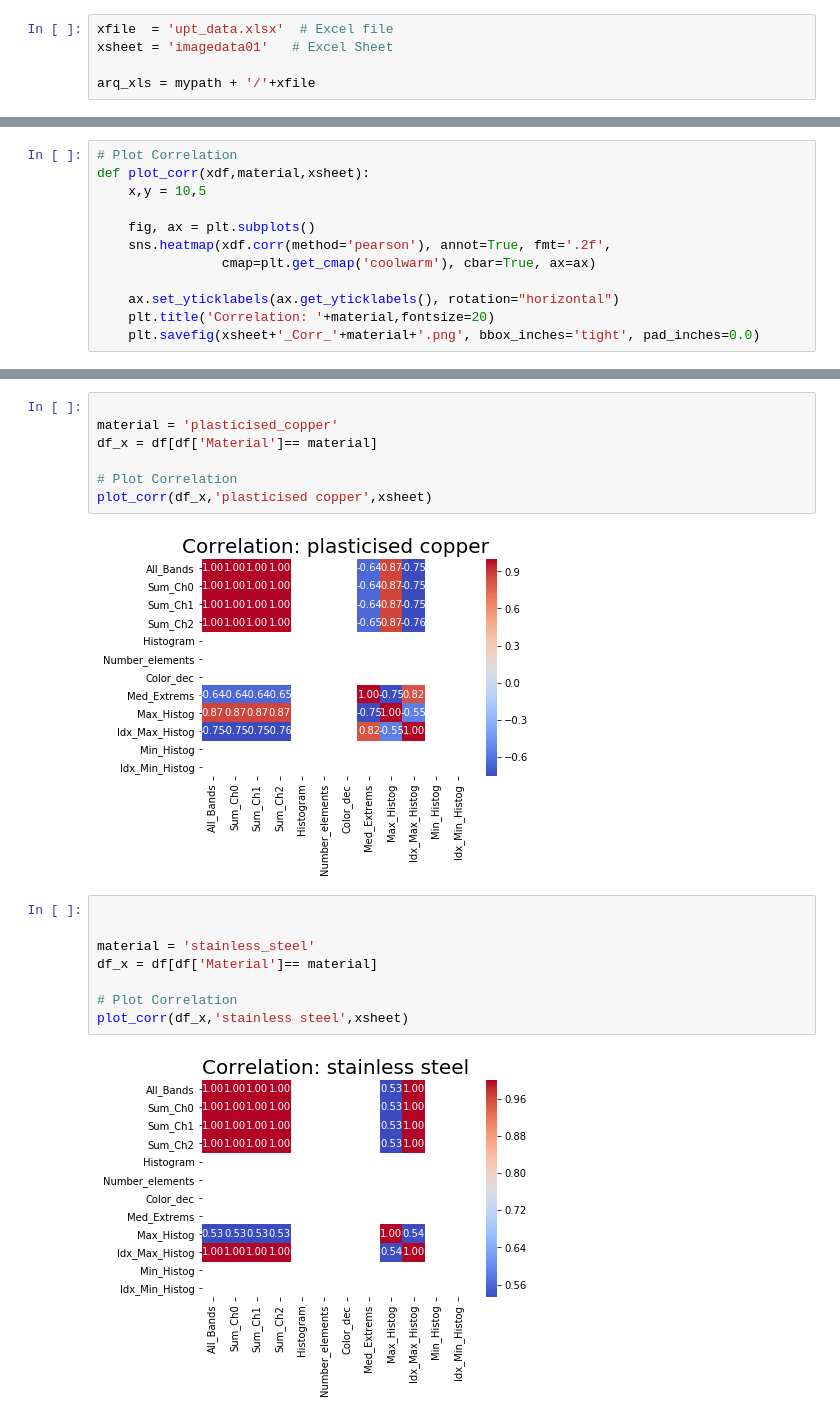
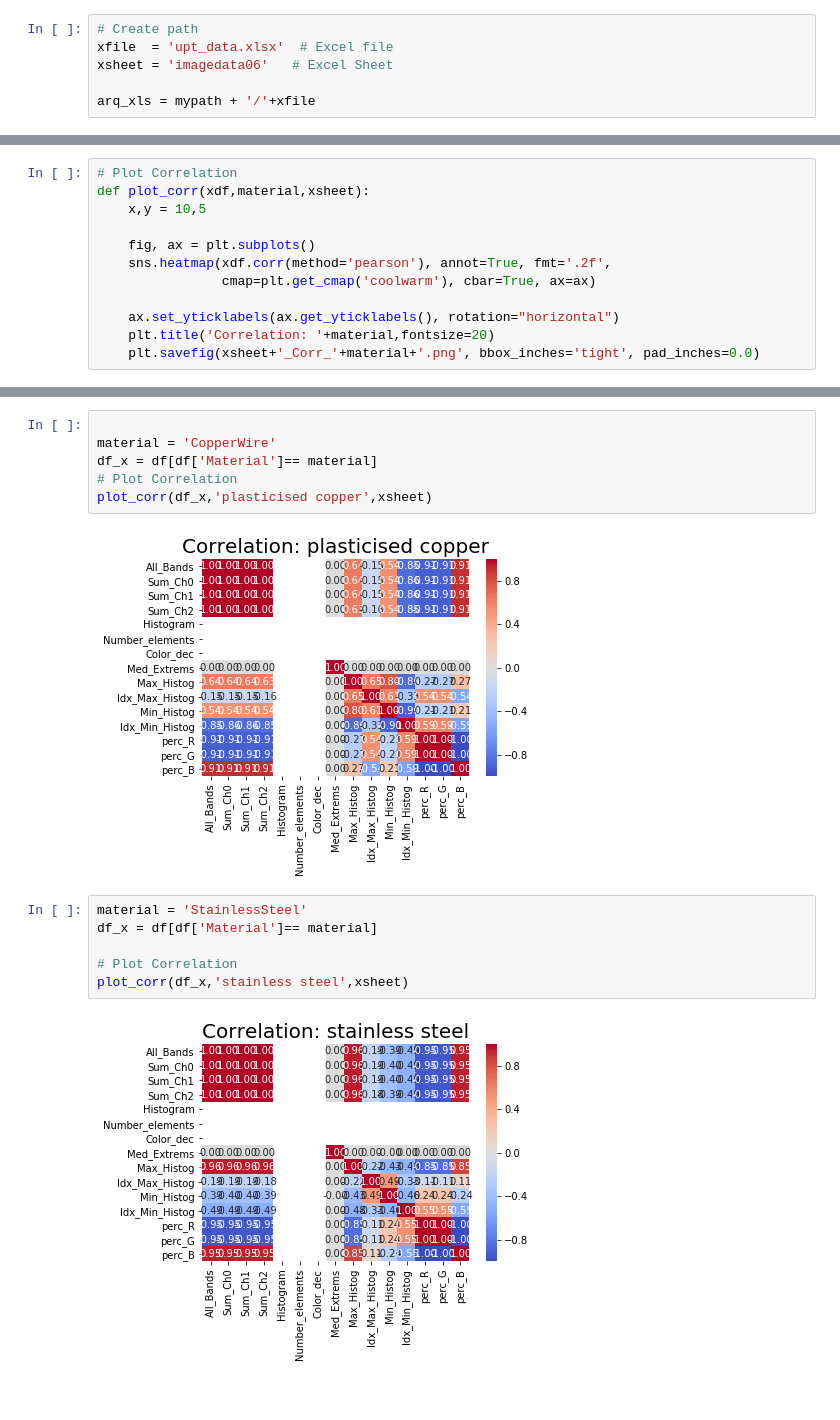
Before and after one commit to MRobalinho/Scrap_Multispectral_Images, a Jupyter notebook: Multi_Spectral_Analyse_01.ipynb, the cells around one changed output, grey strips where cells are left out. Drawn from its saved outputs; the diff is of its cells as text.

```diff
--- a/Multi_Spectral_Analyse_01.ipynb
+++ b/Multi_Spectral_Analyse_01.ipynb
@@ -17,8 +20,9 @@ print(currDir)
 # %% [output]
 C:\Users\manuel.robalinho\Google Drive\UPT_Portucalense\Trabalho final\Classificacao_Sucata\Jupyter_Notebook
 # %%
+# Create path
 xfile  = 'upt_data.xlsx'  # Excel file
-xsheet = 'imagedata01'   # Excel Sheet
+xsheet = 'imagedata06'   # Excel Sheet
 
 arq_xls = mypath + '/'+xfile
 # %%
@@ -165,22 +321,19 @@ plot_corr(df_x,'painted iron',xsheet)
 # %%
 
-material = 'plasticised_copper'
+material = 'CopperWire'
 df_x = df[df['Material']== material]
-
 # Plot Correlation
 plot_corr(df_x,'plasticised copper',xsheet)
 # %% [output]
-[figure, old version]
+[figure, new version]
 # %%
-
-
-material = 'stainless_steel'
+material = 'StainlessSteel'
 df_x = df[df['Material']== material]
 
 # Plot Correlation
 plot_corr(df_x,'stainless steel',xsheet)
 # %% [output]
-[figure, old version]
+[figure, new version]
 # %%
 df_Max_Histog = pd.DataFrame(df_plot1.Max_Histog)
 color = ['darkred','red','green','blue','orange','cyan','black','yellow']
```
Also changed, not shown: parts of 36 cells of this notebook, 2 other files.
